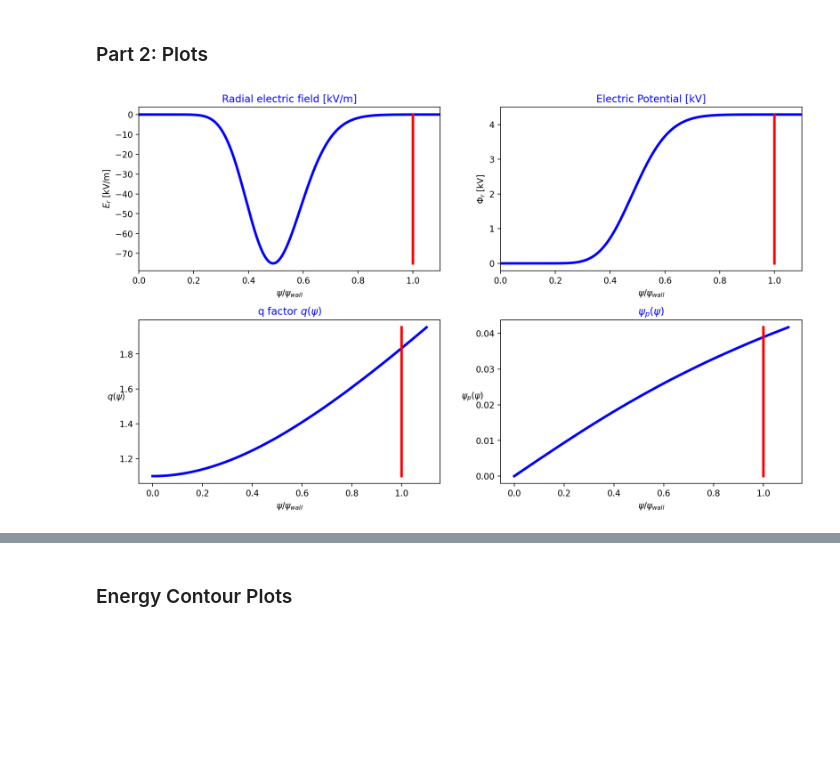
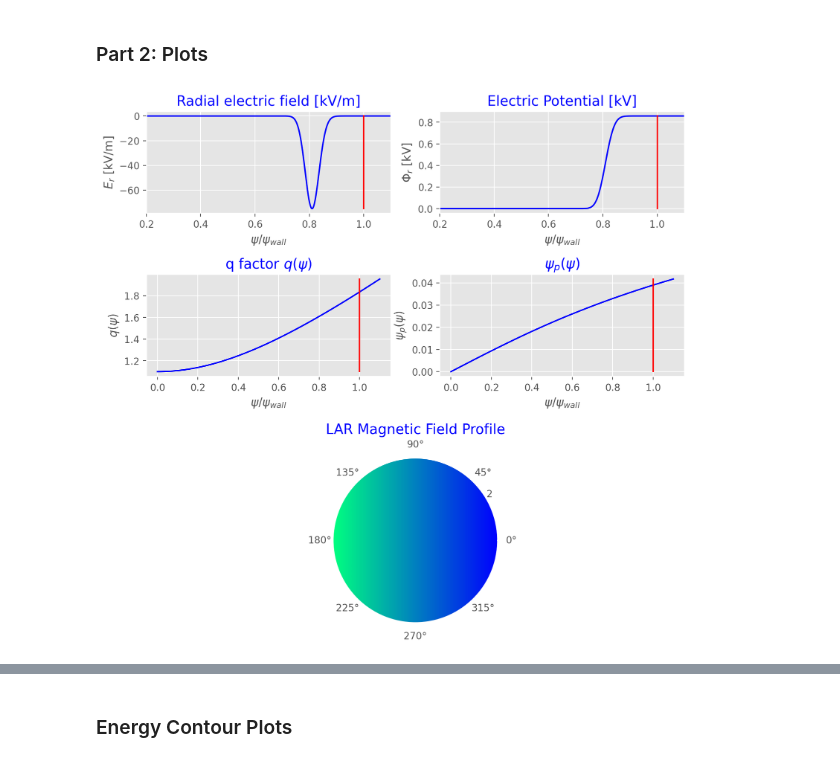
Before and after one commit to PlasmaPhy/guiding-center-motion, a Jupyter notebook: Notebook.ipynb, the cells around one changed output, grey strips where cells are left out. Drawn from its saved outputs; the diff is of its cells as text; code cells hidden in the pictures; blank space fills up the shorter version.

```diff
--- a/Notebook.ipynb
+++ b/Notebook.ipynb
@@ -4,8 +4,9 @@ import matplotlib.pyplot as plt
 import gcmotion as gcm
 
 # for debugging, can be removed
-from pprint import pp
 gcm.utils.reload()
 
-#plt.style.use("ggplot")
+plt.style.use("ggplot")
 plt.rcParams["figure.dpi"] = 150
+
+%matplotlib inline
@@ -42,25 +46,27 @@ In this cell we can create multiple particles independently. By setting cwp (cur
 
 First we set up the Tokamak configuration, and the particle's initial conditions
 # %%
-R, a = 6.2, 2# Major Radius in [m]
-q = gcm.qfactor.Hypergeometric(R, a)
-Bfield = [0, 1, 5] # I, g, B0 (Field strength on axis in [T])
-Efield = gcm.efield.Radial(R, a, q, Ea = 75000)
+R, a    = 6.2, 2 # Major/Minor Radius in [m]
+q       = gcm.qfactor.Hypergeometric(R, a)
+Bfield  = gcm.bfield.LAR(i = 0, g = 1, B0 = 5)
+Efield  = gcm.efield.Radial(R, a, q, Ea = 75000, minimum = 0.9, waist_width=50)
 
 # Create Particle
 species = "p"
-mu = 10**(-5) # Magnetic moment
-theta0 = 0
-psi0 = 0.75# times psi_wall
-z0 = 0
-Pz0 = -0.035
-tspan = np.linspace(0, 10000, 100000) # t0, tf, steps
+mu = 10e-5 # Magnetic moment
+theta0 = np.pi/3
+psi0 = 0.39#0.4513# times psi_wall
+z0 = np.pi
+Pz0 = -0.025
+tspan = np.linspace(0, 1000000, 100000) # t0, tf, steps
 
 init_cond = [theta0, psi0, z0, Pz0]
 
 #Particle Creation
 Electron1 = gcm.Particle(species, mu, init_cond, tspan, R, a, q, Bfield, Efield)
 cwp = Electron1
-cwp.orbit()
+
+events = []#[cwp.events("single_theta_period")]
+cwp.run(events=events)
 # %% [output]
 Constants of motion:
@@ -81,6 +88,6 @@ Other Quantities:
 # %% [markdown]
 ### Part 2: Plots
 # %%
-cwp.plot_electric(q_plot = True, zoom = [0, 1.1])
+cwp.plot.tokamak_profile(zoom = [0.2, 1.1])
 # %% [output]
-[figure, old version]
+[figure, new version]
```
Also changed, not shown: parts of 17 cells of this notebook, 18 other files.
